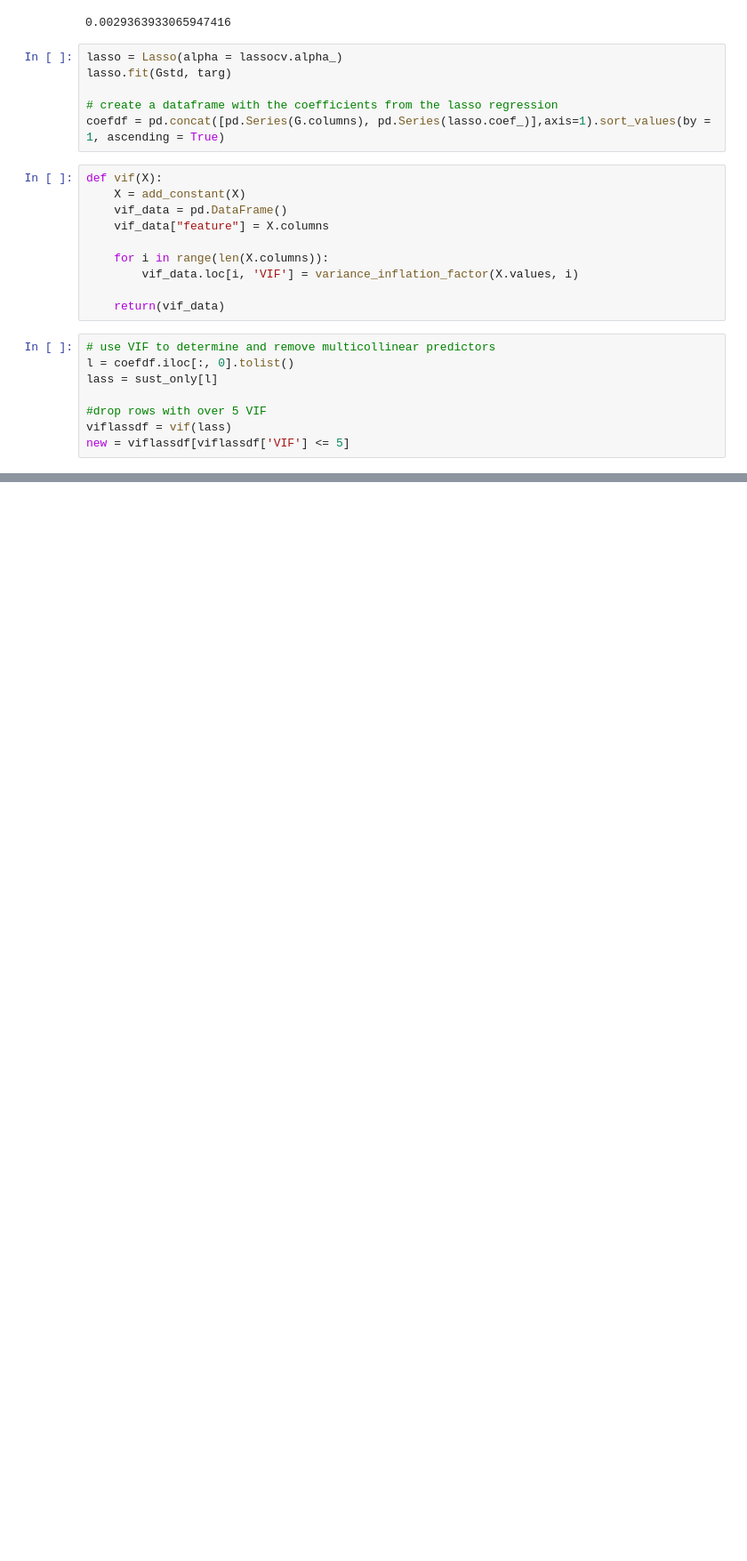
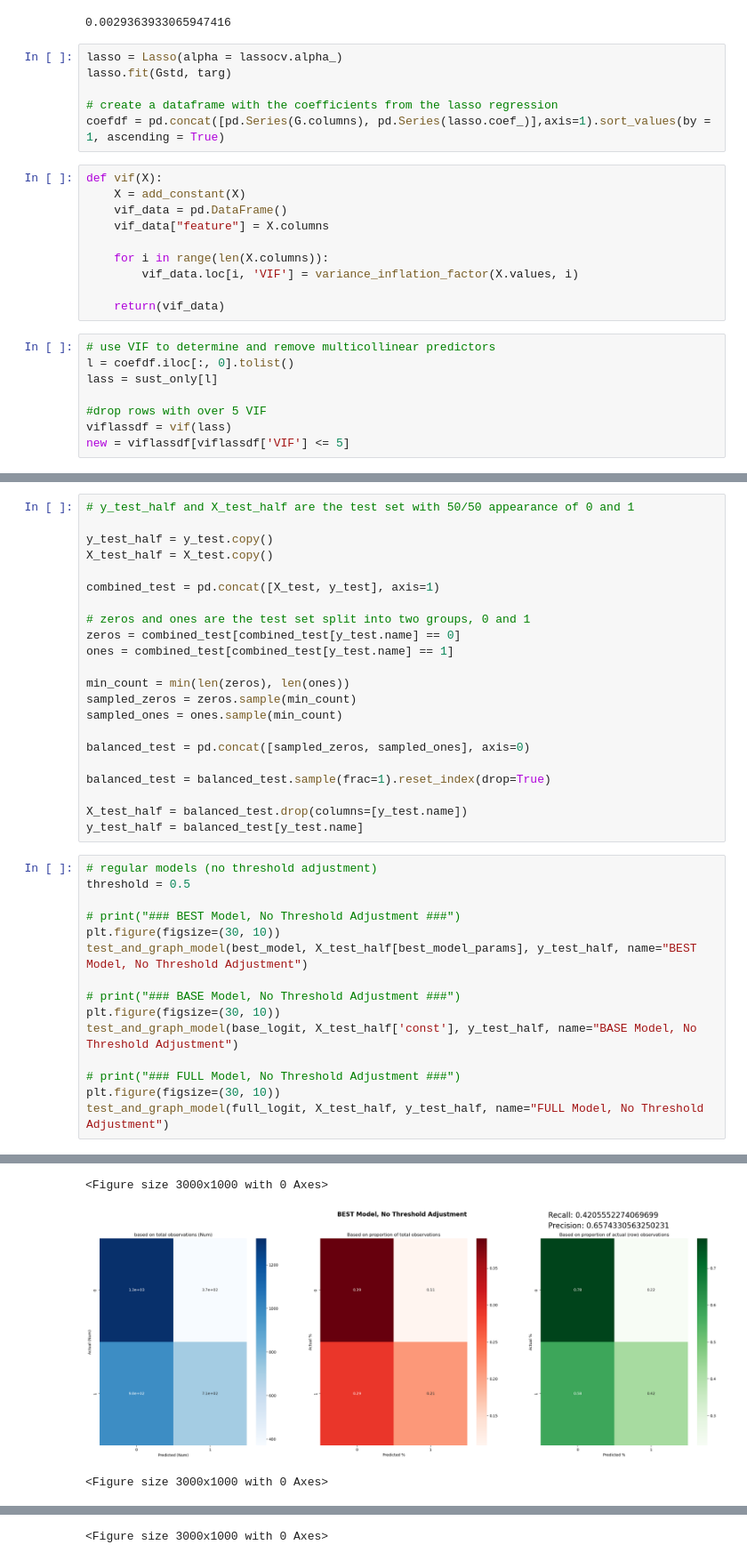
Before and after one commit to ryanpaynerp/Data_Sci_Project, a Jupyter notebook: Final_code.ipynb, the cells around one changed output, grey strips where cells are left out. Shown at 89% size. Cells and saved outputs as stored; diff of their text form; blank space fills up the shorter version.

```diff
--- a/Final_code.ipynb
+++ b/Final_code.ipynb
@@ -719,0 +1174,38 @@ Put the code(s) that fit the final model(s) in separate cell(s), i.e., the code
+# %%
+# y_test_half and X_test_half are the test set with 50/50 appearance of 0 and 1
+
+y_test_half = y_test.copy()
+X_test_half = X_test.copy()
+
+combined_test = pd.concat([X_test, y_test], axis=1)
+
+# zeros and ones are the test set split into two groups, 0 and 1
+zeros = combined_test[combined_test[y_test.name] == 0]
+ones = combined_test[combined_test[y_test.name] == 1]
+
+min_count = min(len(zeros), len(ones))
+sampled_zeros = zeros.sample(min_count)
+sampled_ones = ones.sample(min_count)
+
+balanced_test = pd.concat([sampled_zeros, sampled_ones], axis=0)
+
+balanced_test = balanced_test.sample(frac=1).reset_index(drop=True)
+
+X_test_half = balanced_test.drop(columns=[y_test.name])
+y_test_half = balanced_test[y_test.name]
+# %%
+# regular models (no threshold adjustment)
+threshold = 0.5
+
+# print("### BEST Model, No Threshold Adjustment ###")
+plt.figure(figsize=(30, 10))
+test_and_graph_model(best_model, X_test_half[best_model_params], y_test_half, name="BEST Model, No Threshold Adjustment")
+
+# print("### BASE Model, No Threshold Adjustment ###")
+plt.figure(figsize=(30, 10))
+test_and_graph_model(base_logit, X_test_half['const'], y_test_half, name="BASE Model, No Threshold Adjustment")
+
+# print("### FULL Model, No Threshold Adjustment ###")
+plt.figure(figsize=(30, 10))
+test_and_graph_model(full_logit, X_test_half, y_test_half, name="FULL Model, No Threshold Adjustment")
+# %% [output]
@@ -719,0 +1221,3 @@ Put the code(s) that fit the final model(s) in separate cell(s), i.e., the code
+<Figure size 3000x1000 with 0 Axes>
+[figure, added]
+<Figure size 3000x1000 with 0 Axes>
@@ -719,0 +1225 @@ Put the code(s) that fit the final model(s) in separate cell(s), i.e., the code
+<Figure size 3000x1000 with 0 Axes>
```
Also changed, not shown: parts of 39 cells of this notebook, 4 other files.
